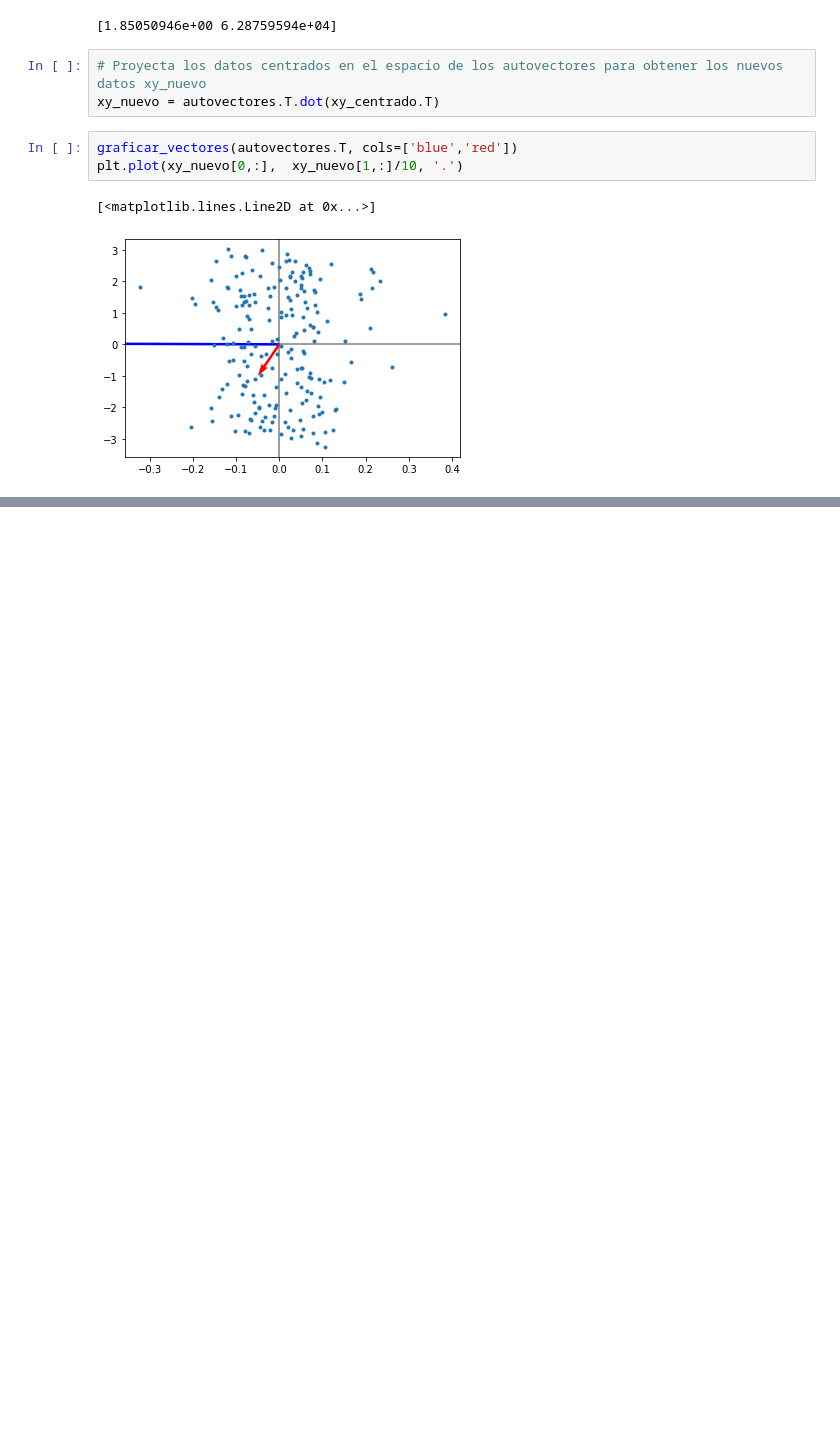
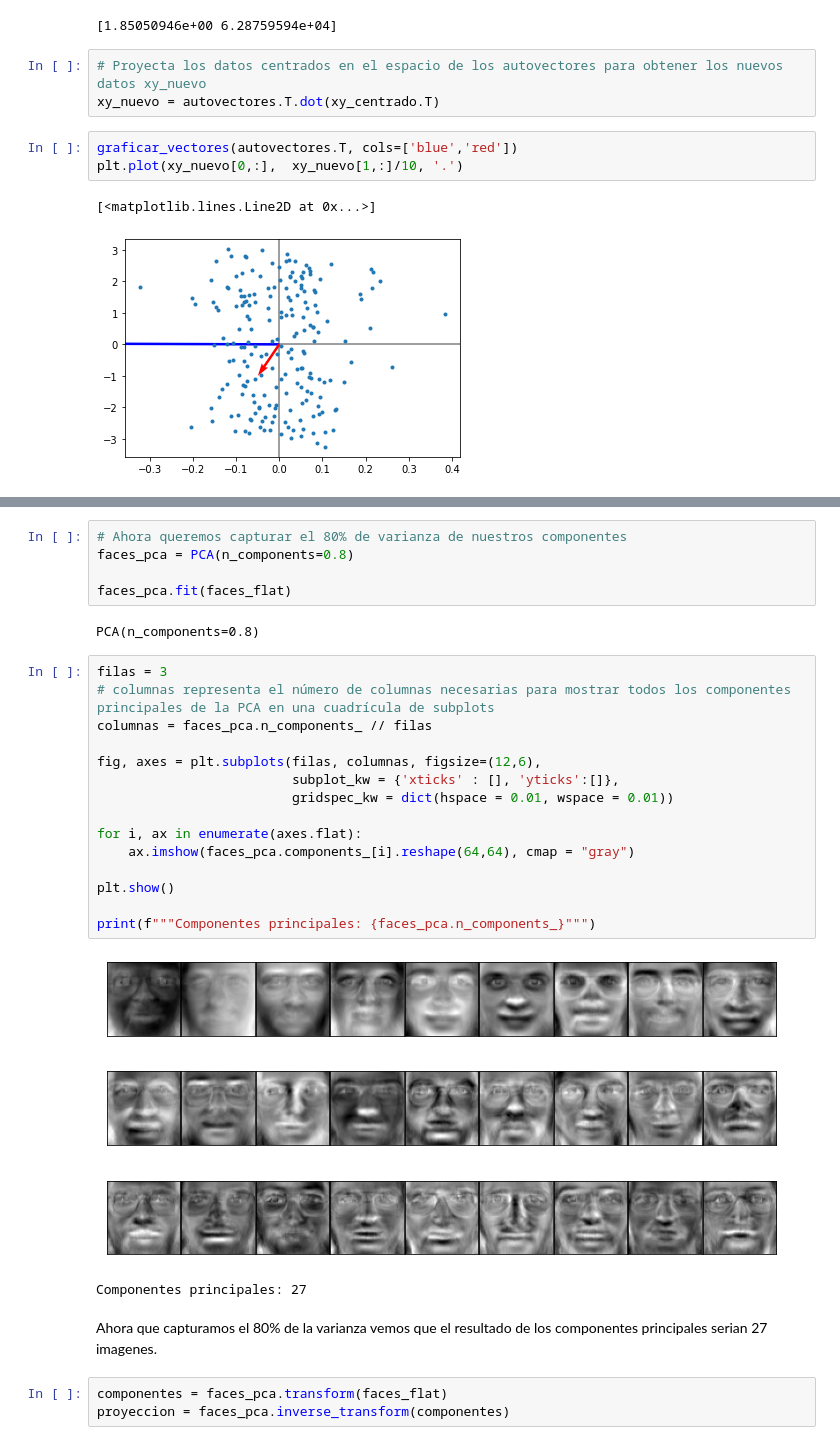
Before and after one commit to mazzaroli/algebra_lineal_para_MachineLearning, a Jupyter notebook: notas.ipynb, the cells around one changed output, grey strips where cells are left out. Drawn from its saved outputs; the diff is of its cells as text; blank space fills up the shorter version.

```diff
--- a/notas.ipynb
+++ b/notas.ipynb
@@ -1378,0 +1477,30 @@ plt.plot(xy_nuevo[0,:],  xy_nuevo[1,:]/10, '.')
+# %%
+# Ahora queremos capturar el 80% de varianza de nuestros componentes
+faces_pca = PCA(n_components=0.8)
+
+faces_pca.fit(faces_flat)
+# %% [output]
+PCA(n_components=0.8)
+# %%
+filas = 3
+# columnas representa el número de columnas necesarias para mostrar todos los componentes principales de la PCA en una cuadrícula de subplots
+columnas = faces_pca.n_components_ // filas
+
+fig, axes = plt.subplots(filas, columnas, figsize=(12,6),
+                         subplot_kw = {'xticks' : [], 'yticks':[]},
+                         gridspec_kw = dict(hspace = 0.01, wspace = 0.01))
+
+for i, ax in enumerate(axes.flat):
+    ax.imshow(faces_pca.components_[i].reshape(64,64), cmap = "gray")
+
+plt.show()
+
+print(f"""Componentes principales: {faces_pca.n_components_}""")
+# %% [output]
+[figure, added]
+Componentes principales: 27
+# %% [markdown]
+Ahora que capturamos el 80% de la varianza vemos que el resultado de los componentes principales serian 27 imagenes.
+# %%
+componentes = faces_pca.transform(faces_flat)
+proyeccion = faces_pca.inverse_transform(componentes)
```
Also changed, not shown: parts of 19 cells of this notebook.
